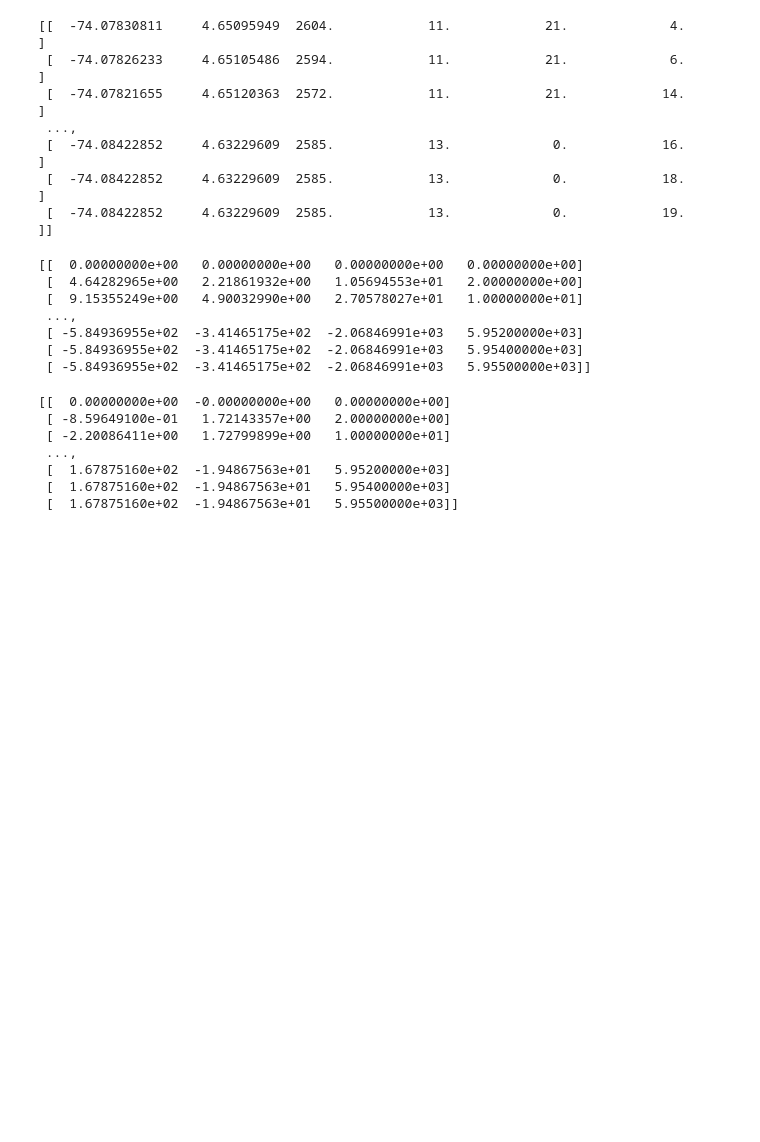
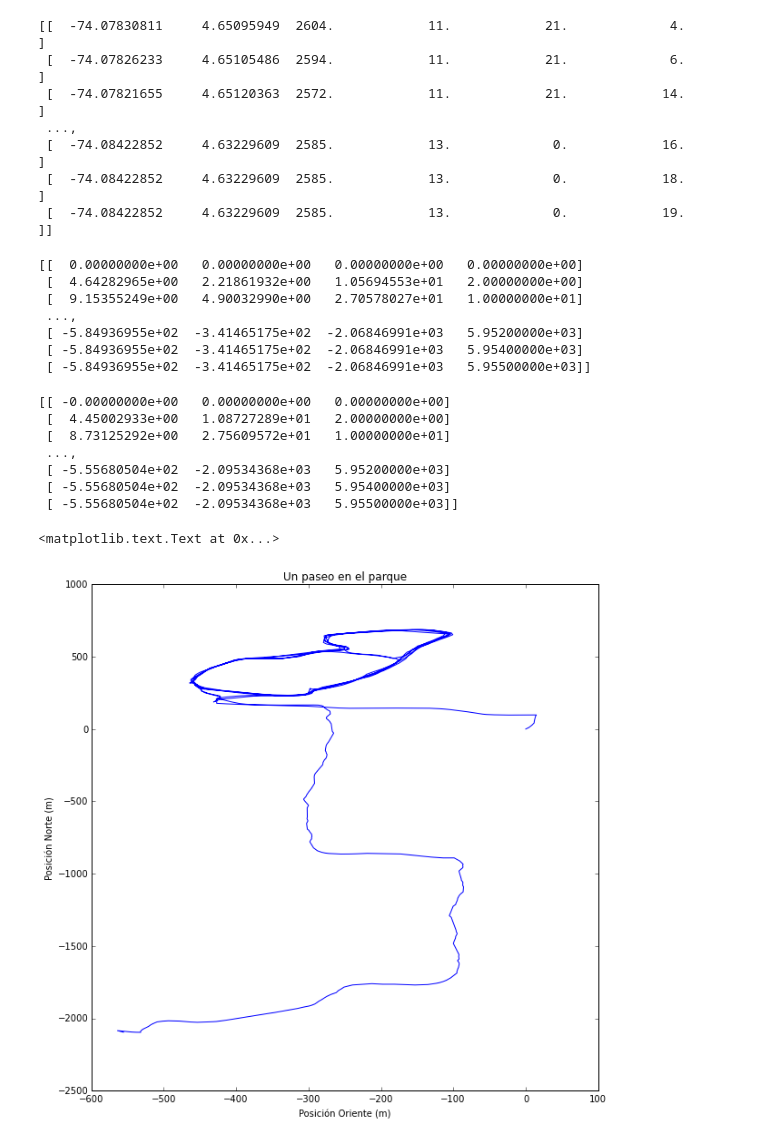
Before and after one commit to aricci10/MC, a Jupyter notebook: Talleres/Taller 6/GPS.ipynb, the cells around one changed output. Cells and saved outputs as stored; diff of their text form; code cells hidden in the pictures; blank space fills up the shorter version.

```diff
--- a/Talleres/Taller 6/GPS.ipynb
+++ b/Talleres/Taller 6/GPS.ipynb
@@ -45,17 +44,25 @@ print (dataCart)
 def dot(x1,y1,z1,x2,y2,z2):
     return x1*x2+y1*y2+z1*z2
 # %%
-#Se crea una matriz, en donde se colocan las coordenadas oriente-norte de de Bogotá. El formato es O,N,t
+#Se crea una matriz, en donde se colocan las coordenadas oriente-norte de de Bogotá. El formato es N,O,t
 dataBogo=zeros((1863,3),dtype='float')
-dataBogo[:,0]=dot(dataCart[:,0],dataCart[:,1],dataCart[:,2],-sin(radians(-90-74.0758)),cos(radians(-90-74.0758)),0)
-dataBogo[:,1]=-1*dot(dataCart[:,0],dataCart[:,1],dataCart[:,2],cos(radians(4.5981))*cos(radians(-90-74.0758)),sin(radians(4.5981))*cos(radians(-90-74.0758)),-sin(radians(-90-74.0758)))
+dataBogo[:,0]=-1*dot(dataCart[:,0],dataCart[:,1],dataCart[:,2],-sin(radians(90-4.5981)),cos(radians(90-4.5981)),0)
+dataBogo[:,1]=dot(dataCart[:,0],dataCart[:,1],dataCart[:,2],cos(radians(90-4.5981))*cos(radians(-74.0758)),sin(radians(90-4.5981))*cos(radians(-74.0758)),-sin(radians(-74.0758)))
 dataBogo[:,2]=dataCart[:,3]
 print(dataBogo)
+figure(figsize(10,10))
+#Se realiza una gráfica del recorrido.
+plot(dataBogo[:,0],dataBogo[:,1])
+ylabel("Posición Norte (m)")
+xlabel("Posición Oriente (m)")
+title("Un paseo en el parque")
 # %% [output]
-[[  0.00000000e+00  -0.00000000e+00   0.00000000e+00]
- [ -8.59649100e-01   1.72143357e+00   2.00000000e+00]
- [ -2.20086411e+00   1.72799899e+00   1.00000000e+01]
+[[ -0.00000000e+00   0.00000000e+00   0.00000000e+00]
+ [  4.45002933e+00   1.08727289e+01   2.00000000e+00]
+ [  8.73125292e+00   2.75609572e+01   1.00000000e+01]
  ...,
- [  1.67875160e+02  -1.94867563e+01   5.95200000e+03]
- [  1.67875160e+02  -1.94867563e+01   5.95400000e+03]
- [  1.67875160e+02  -1.94867563e+01   5.95500000e+03]]
+ [ -5.55680504e+02  -2.09534368e+03   5.95200000e+03]
+ [ -5.55680504e+02  -2.09534368e+03   5.95400000e+03]
+ [ -5.55680504e+02  -2.09534368e+03   5.95500000e+03]]
+<matplotlib.text.Text at 0x...>
+[figure, added]
```
Also changed, not shown: parts of 11 cells of this notebook.
